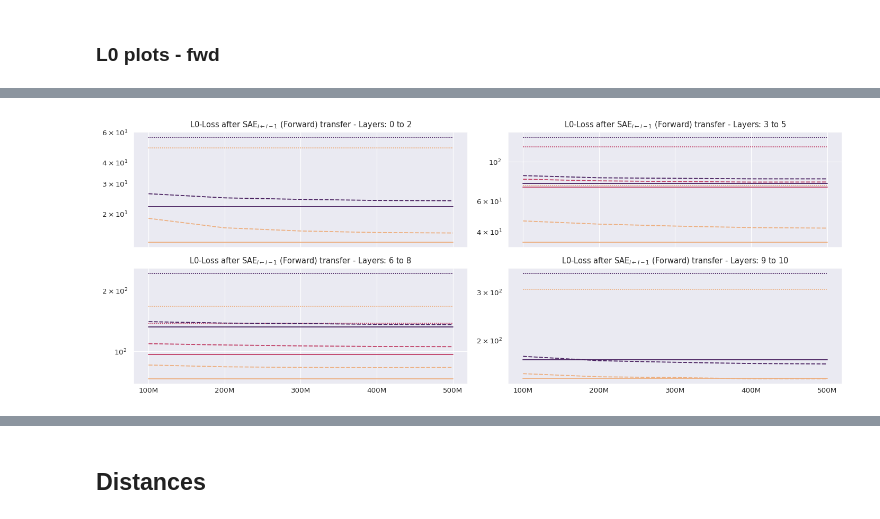
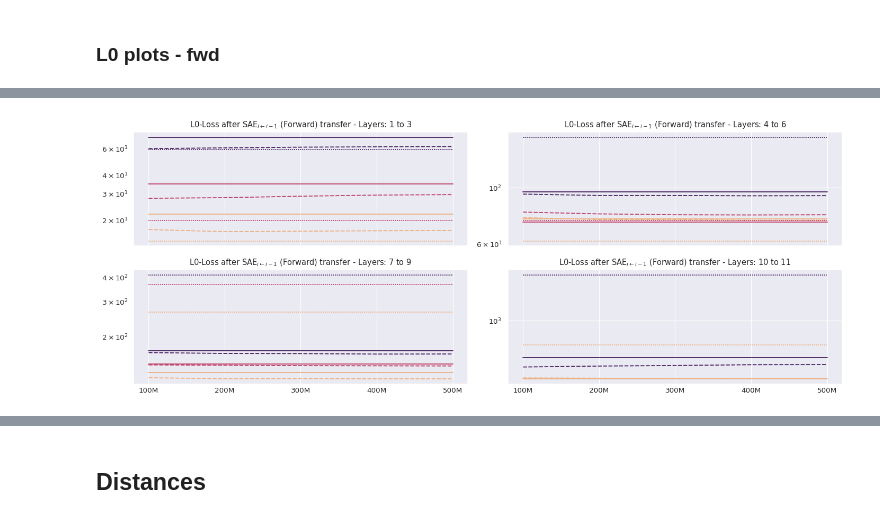
Before and after one commit to ghidav/sae-transfer-learning, a Jupyter notebook: paper_plot.ipynb, the cells around one changed output, grey strips where cells are left out. Drawn from its saved outputs; the diff is of its cells as text; code cells hidden in the pictures.

Commit message:
Fixed paper_plot.ipynb

```diff
--- a/paper_plot.ipynb
+++ b/paper_plot.ipynb
@@ -668,3 +764,17 @@ plt.tight_layout()
 plt.savefig(IMG_PATH + f"lineplot_bwd_all.png")
 # %% [output]
 [figure]
+# %%
+# Avgs per checkpoint
+l0_bwd_avgs_df = pd.DataFrame.from_dict(
+    {
+        ckpt.replace("final_", ""): l0_bwd_dfs[i].drop(columns=["checkpoint"]).mean(axis=0).tolist()
+        for i, ckpt in enumerate(mapping.values())
+    },
+    orient="index",
+)
+l0_bwd_avgs_df.columns = l0_bwd_dfs[0].columns[:-1]
+l0_bwd_avgs_df_plot = l0_bwd_avgs_df.reset_index(names="Checkpoint").melt(
+    id_vars=["Checkpoint"], var_name="Type", value_name="Avg. L0-Loss"
+)
+l0_bwd_avgs_df_plot.head()
@@ -670,0 +797,13 @@ plt.savefig(IMG_PATH + f"lineplot_bwd_all.png")
+# %%
+sns.set_theme("paper")
+ax = sns.lineplot(
+    data=l0_bwd_avgs_df_plot[l0_bwd_avgs_df_plot["Type"] == "SAE$_{i \leftarrow i+1}$ on ACT$_i$"],
+    x="Checkpoint",
+    y="Avg. L0-Loss",
+    hue="Type",
+    legend="brief",
+)
+ax.set_xticklabels([f"{i+1}00M" for i in range(5)], va="center", ha="center")
+ax.axhline(y=l0_bwd_avgs_df.iloc[0, 0], xmin=0.05, xmax=0.95, linewidth=2, ls=":")
+sns.move_legend(ax, "lower center", bbox_to_anchor=(0.5, -0.22), ncol=3, title=None, frameon=False)
+plt.show()
@@ -674,24 +815,24 @@ plt.savefig(IMG_PATH + f"lineplot_bwd_all.png")
 # Automatic for every ckpt - backward
 l0_fwd_dfs = []
 for ckpt in mapping.values():
-    fwd = pd.read_csv(EVAL_PATH + f"rs-post_transfer_backward_{ckpt}_all.csv")
+    fwd = pd.read_csv(EVAL_PATH + f"rs-post_transfer_forward_{ckpt}_all.csv")
     fwd.rename(columns={"Unnamed: 0": "L"}, inplace=True)
     fwd[["ACT-Layer", "SAE-Layer"]] = fwd["L"].str.split("-", n=1, expand=True)
     fwd["ACT-Layer"] = fwd["ACT-Layer"].astype(int)
-    fwd["SAE-Layer"] = fwd["SAE-Layer"].astype(int) - 1
+    fwd["SAE-Layer"] = fwd["SAE-Layer"].astype(int) + 1
     fwd = fwd.sort_values(by=["ACT-Layer", "SAE-Layer"])
     fwd_df = pd.concat(
         [
             baseline[baseline["ACT-Layer"] == baseline["SAE-Layer"]]
-            .iloc[:-1]
+            .iloc[1:]
             .reset_index(drop=True)[["l0"]]
             .rename(columns={"l0": "Baseline SAE$_i$ on ACT$_i$"}),
             fwd[(fwd["SAE-Layer"] == fwd["ACT-Layer"])]
             .reset_index(drop=True)[["l0"]]
-            .rename(columns={"l0": "SAE$_{i \leftarrow i+1}$ on ACT$_i$"}),
-            baseline[baseline["ACT-Layer"] == baseline["SAE-Layer"] - 1]
+            .rename(columns={"l0": "SAE$_{i \leftarrow i-1}$ on ACT$_i$"}),
+            baseline[baseline["ACT-Layer"] - 1 == baseline["SAE-Layer"]]
             .reset_index(drop=True)[["l0"]]
-            .rename(columns={"l0": "Baseline SAE$_{i+1}$ on ACT$_{i}$"}),
+            .rename(columns={"l0": "Baseline SAE$_{i-1}$ on ACT$_{i}$"}),
         ],
         axis=1,
     )
@@ -780,32 +921,31 @@ for layers in [[1,2,3], [4,5,6], [7,8,9], [10,11]]:
 # %%
 sns.set_context("paper")
 
 fig, axes = plt.subplots(2, 2, figsize=(13, 5), sharex=True, sharey=False, dpi=110)
-for i, layers in enumerate([[0, 1, 2], [3, 4, 5], [6, 7, 8], [9, 10]]):
+for i, layers in enumerate([[1, 2, 3], [4, 5, 6], [7, 8, 9], [10, 11]]):
     ax = axes[i // 2, i % 2]
     ax.set_title(
         "L0-Loss after SAE$_{i\leftarrow i-1}$ (Forward) transfer - Layers: "
         + str(layers[0])
         + " to "
         + str(layers[-1])
     )
     sns.lineplot(
         data=l0_fwd_dfs_plot[l0_fwd_dfs_plot["i"].isin(layers)],
         x="checkpoint",
         y="l0",
         hue="i",
         style="type",
         err_style="bars",
         legend=None,
         palette=sns.color_palette("flare", as_cmap=True),
         ax=ax,
     )
     ax.set_xticklabels(["100M", "200M", "300M", "400M", "500M"], va="center", ha="center")
     ax.set_xlabel("")
     ax.set_ylabel("")
     ax.set_yscale("log")
-plt.grid(False)
 plt.tight_layout()
 plt.savefig(IMG_PATH + f"lineplot_fwd_all.png")
 # %% [output]
-[figure, old version]
+[figure, new version]
```
Also changed, not shown: parts of 21 cells of this notebook.
